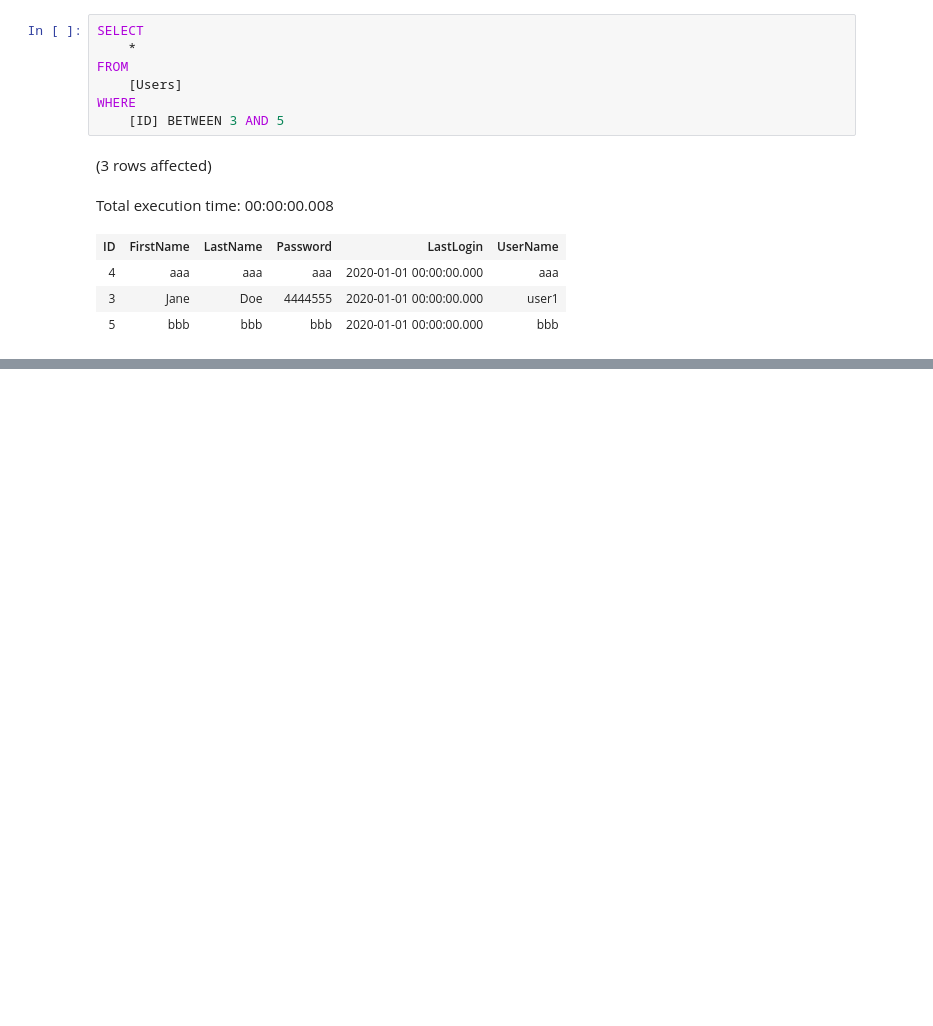
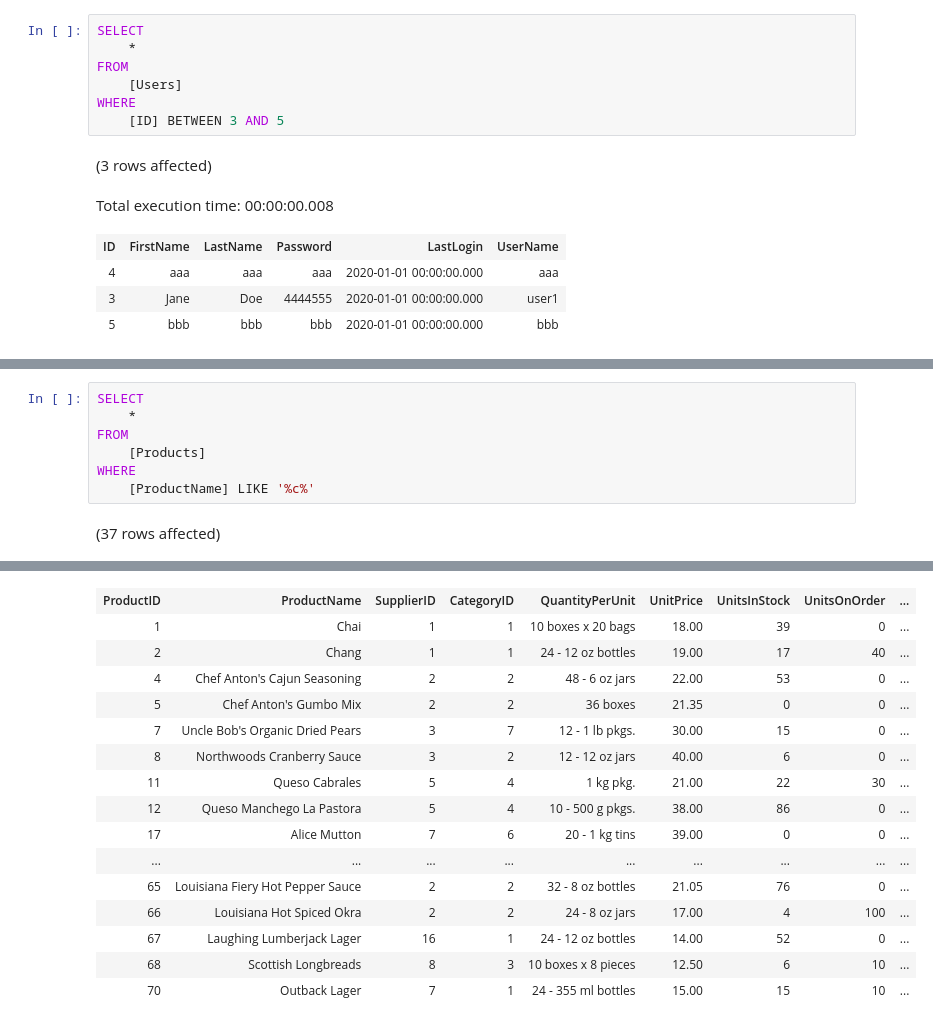
Before and after one commit to Simonsbs/D290323ER_SQL, a Jupyter notebook: Lesson2-Select.ipynb, the cells around one changed output, grey strips where cells are left out. Drawn from its saved outputs; the diff is of its cells as text; blank space fills up the shorter version.

```diff
--- a/Lesson2-Select.ipynb
+++ b/Lesson2-Select.ipynb
@@ -85,0 +141,9 @@ Total execution time: 00:00:00.008
+# %%
+SELECT
+    *
+FROM
+    [Products]
+WHERE
+    [ProductName] LIKE '%c%'
+# %% [output]
+(37 rows affected)
@@ -85,0 +151,16 @@ Total execution time: 00:00:00.008
+| ProductID | ProductName | SupplierID | CategoryID | QuantityPerUnit | UnitPrice | UnitsInStock | UnitsOnOrder | ... |
+| 1 | Chai | 1 | 1 | 10 boxes x 20 bags | 18.00 | 39 | 0 | ... |
+| 2 | Chang | 1 | 1 | 24 - 12 oz bottles | 19.00 | 17 | 40 | ... |
+| 4 | Chef Anton's Cajun Seasoning | 2 | 2 | 48 - 6 oz jars | 22.00 | 53 | 0 | ... |
+| 5 | Chef Anton's Gumbo Mix | 2 | 2 | 36 boxes | 21.35 | 0 | 0 | ... |
+| 7 | Uncle Bob's Organic Dried Pears | 3 | 7 | 12 - 1 lb pkgs. | 30.00 | 15 | 0 | ... |
+| 8 | Northwoods Cranberry Sauce | 3 | 2 | 12 - 12 oz jars | 40.00 | 6 | 0 | ... |
+| 11 | Queso Cabrales | 5 | 4 | 1 kg pkg. | 21.00 | 22 | 30 | ... |
+| 12 | Queso Manchego La Pastora | 5 | 4 | 10 - 500 g pkgs. | 38.00 | 86 | 0 | ... |
+| 17 | Alice Mutton | 7 | 6 | 20 - 1 kg tins | 39.00 | 0 | 0 | ... |
+| ... | ... | ... | ... | ... | ... | ... | ... | ... |
+| 65 | Louisiana Fiery Hot Pepper Sauce | 2 | 2 | 32 - 8 oz bottles | 21.05 | 76 | 0 | ... |
+| 66 | Louisiana Hot Spiced Okra | 2 | 2 | 24 - 8 oz jars | 17.00 | 4 | 100 | ... |
+| 67 | Laughing Lumberjack Lager | 16 | 1 | 24 - 12 oz bottles | 14.00 | 52 | 0 | ... |
+| 68 | Scottish Longbreads | 8 | 3 | 10 boxes x 8 pieces | 12.50 | 6 | 10 | ... |
+| 70 | Outback Lager | 7 | 1 | 24 - 355 ml bottles | 15.00 | 15 | 10 | ... |
```
Also changed, not shown: parts of 6 cells of this notebook.
